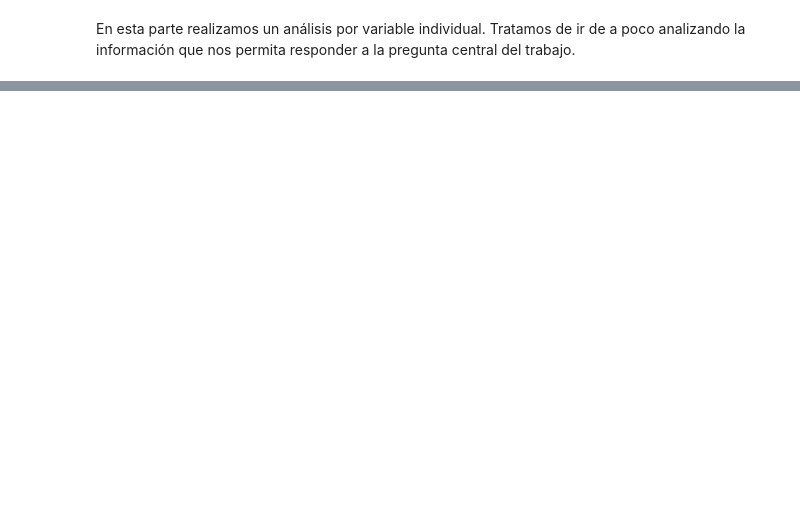
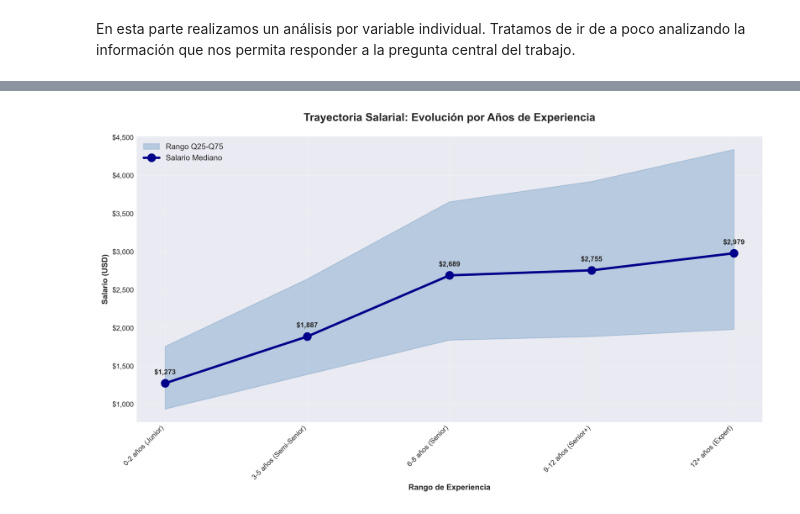
Before and after one commit to SabatoCom24212/EPDS_1A_2C25_Trabajo_de_simulaci-n_III, a Jupyter notebook: EPDS_1A_2C25_Trabajo_de_simulación_III.ipynb, the cells around one changed output, grey strips where cells are left out. Cells and saved outputs as stored; diff of their text form; code cells hidden in the pictures; blank space fills up the shorter version.

Commit message:
refactor: :recycle: Reemplaza Plotly por Matplotlib
Realicé el reemplazo de los gráficos (de interactivos a estáticos) para que se puedan renderizar en PDF

```diff
--- a/EPDS_1A_2C25_Trabajo_de_simulación_III.ipynb
+++ b/EPDS_1A_2C25_Trabajo_de_simulación_III.ipynb
@@ -32,10 +32,9 @@ import re
 warnings.filterwarnings('ignore')
 
 # Visualización
-import plotly.express as px
-import plotly.graph_objects as go
-from plotly.subplots import make_subplots
-import plotly.io as pio
+import matplotlib.pyplot as plt
+import seaborn as sns
+from matplotlib.gridspec import GridSpec
 
 # Machine Learning
 from sklearn.model_selection import train_test_split
@@ -43,6 +42,15 @@ from sklearn.ensemble import RandomForestRegressor
 from sklearn.metrics import mean_absolute_error, r2_score, mean_squared_error
 from sklearn.model_selection import cross_val_score
 
-# Configuración de Plotly
-pio.templates.default = "plotly_white"
+# Configuración de visualización
+plt.style.use('seaborn-v0_8-darkgrid')
+sns.set_palette("husl")
+plt.rcParams['figure.dpi'] = 300
+plt.rcParams['savefig.dpi'] = 300
+plt.rcParams['font.size'] = 10
+plt.rcParams['figure.titlesize'] = 12
+plt.rcParams['axes.titlesize'] = 11
+plt.rcParams['axes.labelsize'] = 10
+plt.rcParams['xtick.labelsize'] = 9
+plt.rcParams['ytick.labelsize'] = 9
 # %% [markdown]
@@ -381,0 +390,61 @@ fig.show()
+# %%
+# Visualización: Evolución del salario mediano
+fig, ax = plt.subplots(figsize=(12, 7))
+
+x_pos = range(len(trayectoria.index))
+x_labels = [str(idx) for idx in trayectoria.index]
+
+# Área de dispersión (Q25-Q75)
+ax.fill_between(x_pos, trayectoria['Q25'], trayectoria['Q75'],
+                alpha=0.3, color='steelblue', label='Rango Q25-Q75')
+
+# Línea de mediana
+line = ax.plot(x_pos, trayectoria['Mediana'], marker='o', linewidth=3,
+               markersize=10, color='darkblue', label='Salario Mediano')
+
+# Agregar valores en los puntos
+for i, (x, y) in enumerate(zip(x_pos, trayectoria['Mediana'])):
+    ax.text(x, y + 100, f'${y:,.0f}', ha='center', va='bottom',
+            fontsize=9, fontweight='bold')
+
+ax.set_xticks(x_pos)
+ax.set_xticklabels(x_labels, rotation=45, ha='right')
+ax.set_xlabel('Rango de Experiencia', fontweight='bold')
+ax.set_ylabel('Salario (USD)', fontweight='bold')
+ax.set_title('Trayectoria Salarial: Evolución por Años de Experiencia',
+             pad=20, fontweight='bold', fontsize=14)
+ax.legend(loc='upper left', framealpha=0.9)
+ax.grid(True, alpha=0.3)
+ax.yaxis.set_major_formatter(plt.FuncFormatter(lambda x, p: f'${x:,.0f}'))
+
+plt.tight_layout()
+plt.show()
+
+# Gráfico de crecimiento porcentual
+fig, ax = plt.subplots(figsize=(12, 6))
+
+# Filtrar valores no nulos
+crecimiento_data = trayectoria['Crecimiento_%'].dropna()
+x_pos = range(len(crecimiento_data))
+x_labels = [str(idx) for idx in crecimiento_data.index]
+
+bars = ax.bar(x_pos, crecimiento_data.values, color='steelblue', alpha=0.8)
+
+# Agregar valores en las barras
+for i, (bar, value) in enumerate(zip(bars, crecimiento_data.values)):
+    ax.text(bar.get_x() + bar.get_width()/2, bar.get_height() + 0.5,
+            f'{value:.1f}%', ha='center', va='bottom', fontsize=9, fontweight='bold')
+
+ax.set_xticks(x_pos)
+ax.set_xticklabels(x_labels, rotation=45, ha='right')
+ax.set_xlabel('Rango de Experiencia', fontweight='bold')
+ax.set_ylabel('Crecimiento (%)', fontweight='bold')
+ax.set_title('Crecimiento Salarial entre Niveles de Experiencia',
+             pad=20, fontweight='bold', fontsize=14)
+ax.grid(axis='y', alpha=0.3)
+ax.axhline(y=0, color='red', linestyle='--', linewidth=1, alpha=0.5)
+
+plt.tight_layout()
+plt.show()
+# %% [output]
+[figure, added]
```
Also changed, not shown: parts of 32 cells of this notebook.
